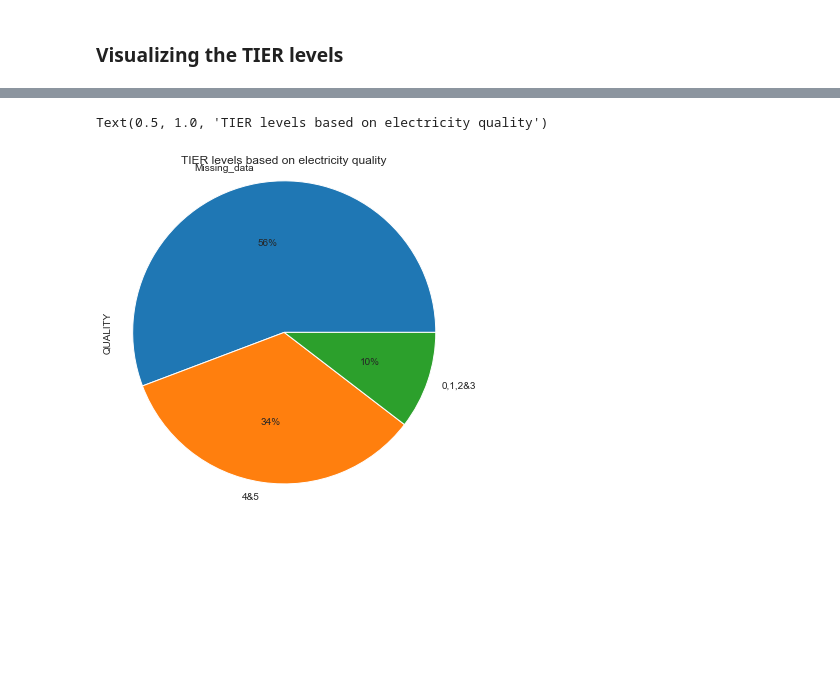
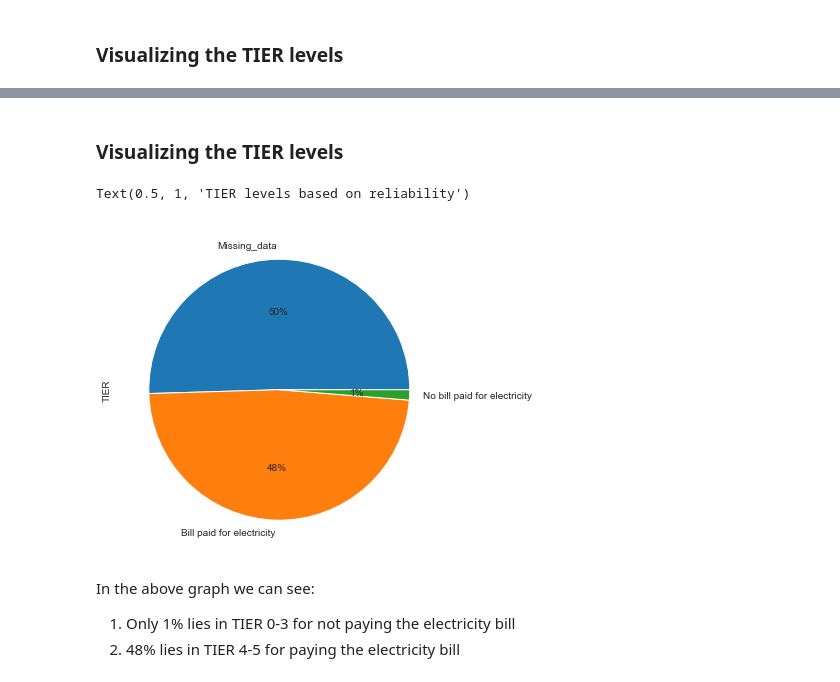
Before and after one commit to HEDERA-PLATFORM/mtf-rwanda-analysis, a Jupyter notebook: Rwanda_MTF.ipynb, the cells around one changed output, grey strips where cells are left out. Drawn from its saved outputs; the diff is of its cells as text; code cells hidden in the pictures; blank space fills up the shorter version.

```diff
--- a/Rwanda_MTF.ipynb
+++ b/Rwanda_MTF.ipynb
@@ -1136,0 +1262,2 @@ Name: QUALITY, dtype: int64
+# %%
+df_f= df[['C17','C57']]
@@ -1136,0 +1266,2 @@ Name: QUALITY, dtype: int64
+# %%
+df_f.columns = ['National_grid', 'Mini_grid']
@@ -1136,0 +1279,2 @@ Name: QUALITY, dtype: int64
+# %%
+df_f = df_f.replace(np.nan, 'Missing_data', regex=True)
@@ -1136,0 +1305,12 @@ Name: QUALITY, dtype: int64
+# %%
+def conditions(National_grid):
+    if National_grid == 'Missing_data':
+        return "Missing_data"
+    elif National_grid=='No bill for electricity' or National_grid=='We never used electricity':
+        return "No bill paid for electricity"
+    else:
+        return "Bill paid for electricity"
+
+func = np.vectorize(conditions)
+transform = func(df_f.National_grid)
+df_f["TIER"] = transform
@@ -1137,7 +1326,13 @@ Name: QUALITY, dtype: int64
+# %% [markdown]
+### Visualizing the TIER levels
 # %%
-df_q.QUALITY.value_counts().plot(kind='pie', autopct='%1.0f%%',figsize=(6,6))
-plt.axis('equal')
-plt.title('TIER levels based on electricity quality')
+df_f['TIER'].value_counts().plot.pie( autopct='%1.0f%%',figsize=(18,6))
+ax[0].set_title('TIER levels based on reliability')
 # %% [output]
-Text(0.5, 1.0, 'TIER levels based on electricity quality')
+Text(0.5, 1, 'TIER levels based on reliability')
-[figure, old version]
+[figure, new version]
+# %% [markdown]
+In the above graph we can see:
+
+1. Only 1% lies in TIER 0-3 for not paying the electricity bill
+2. 48% lies in TIER 4-5 for paying the electricity bill
```
Also changed, not shown: parts of 208 cells of this notebook.
